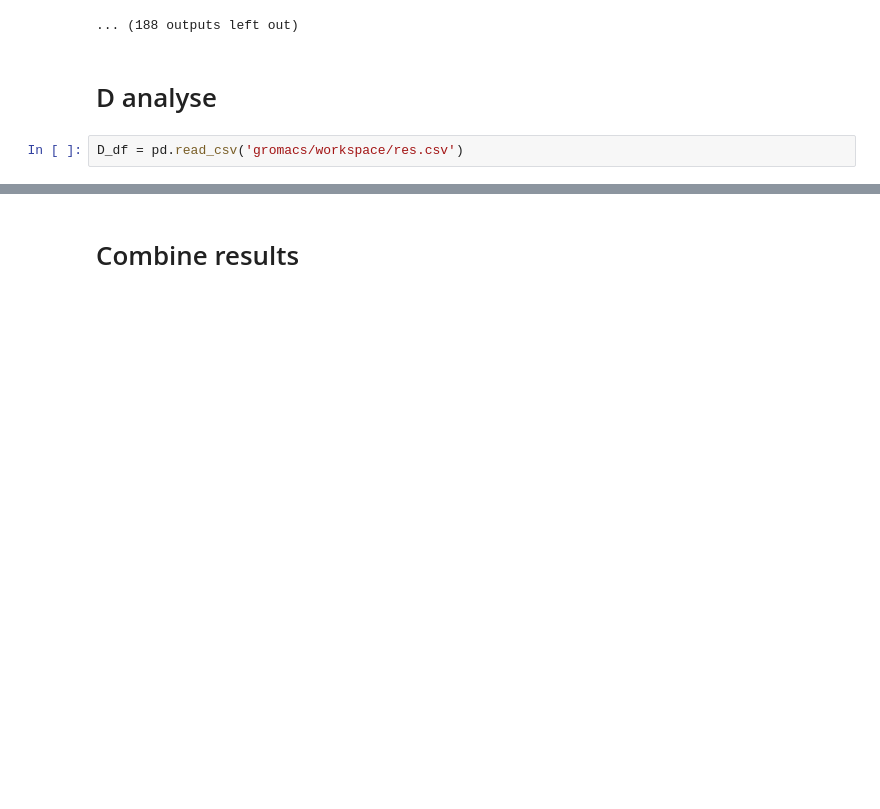
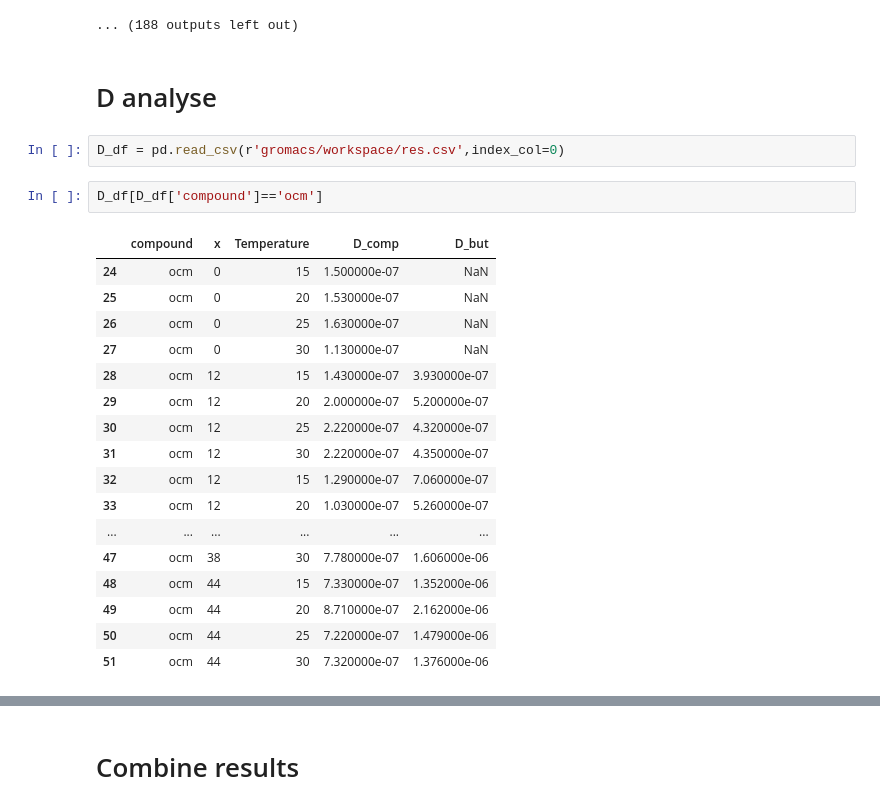
Before and after one commit to EnglishBeach/MolecularModeling, a Jupyter notebook: collector.ipynb, the cells around one changed output, grey strips where cells are left out. Saved outputs shown, nothing was run; the diff lists cells and outputs as text; blank space fills up the shorter version.

```diff
--- a/collector.ipynb
+++ b/collector.ipynb
@@ -412,7 +559,27 @@ D[       BUT] 0.3020 (+/- 0.0380) 1e-5 cm^2/s
 # %% [markdown]
 # D analyse
 # %%
-D_df = pd.read_csv('gromacs/workspace/res.csv')
+D_df = pd.read_csv(r'gromacs/workspace/res.csv',index_col=0)
+# %%
+D_df[D_df['compound']=='ocm']
+# %% [output]
+|  | compound | x | Temperature | D_comp | D_but |
+| 24 | ocm | 0 | 15 | 1.500000e-07 | NaN |
+| 25 | ocm | 0 | 20 | 1.530000e-07 | NaN |
+| 26 | ocm | 0 | 25 | 1.630000e-07 | NaN |
+| 27 | ocm | 0 | 30 | 1.130000e-07 | NaN |
+| 28 | ocm | 12 | 15 | 1.430000e-07 | 3.930000e-07 |
+| 29 | ocm | 12 | 20 | 2.000000e-07 | 5.200000e-07 |
+| 30 | ocm | 12 | 25 | 2.220000e-07 | 4.320000e-07 |
+| 31 | ocm | 12 | 30 | 2.220000e-07 | 4.350000e-07 |
+| 32 | ocm | 12 | 15 | 1.290000e-07 | 7.060000e-07 |
+| 33 | ocm | 12 | 20 | 1.030000e-07 | 5.260000e-07 |
+| ... | ... | ... | ... | ... | ... |
+| 47 | ocm | 38 | 30 | 7.780000e-07 | 1.606000e-06 |
+| 48 | ocm | 44 | 15 | 7.330000e-07 | 1.352000e-06 |
+| 49 | ocm | 44 | 20 | 8.710000e-07 | 2.162000e-06 |
+| 50 | ocm | 44 | 25 | 7.220000e-07 | 1.479000e-06 |
+| 51 | ocm | 44 | 30 | 7.320000e-07 | 1.376000e-06 |
 # %%
 # D
 colors_list = mcp.gen_color(
```
Also changed, not shown: parts of 15 cells of this notebook.
